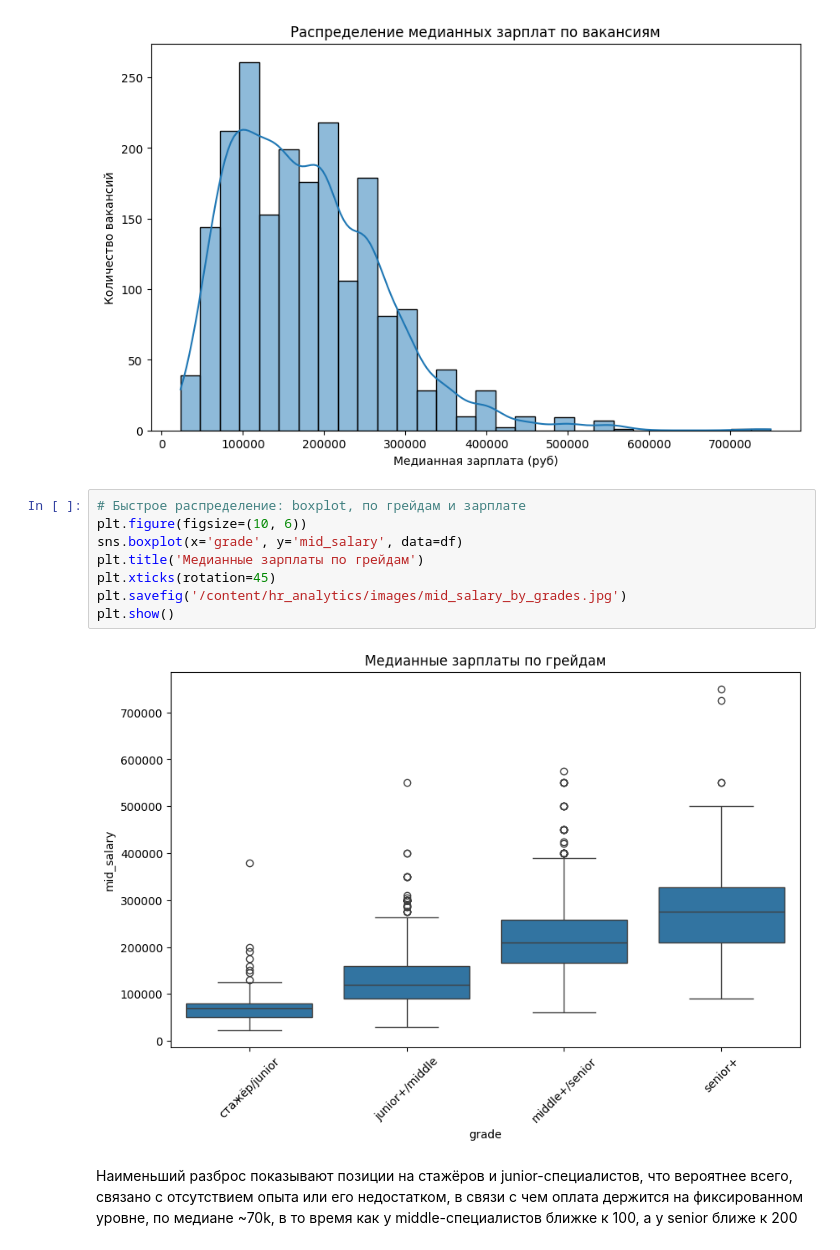
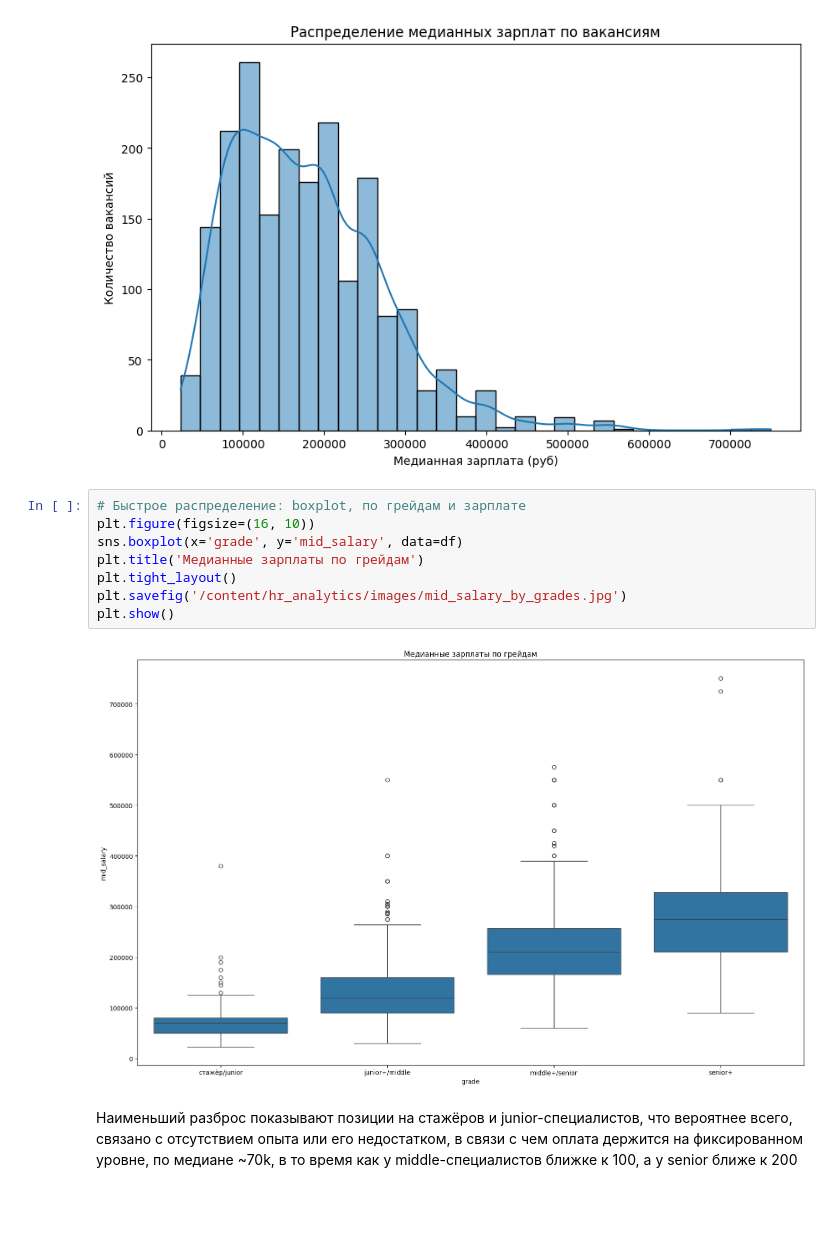
Before and after one commit to Artem1s1337/hr_analytics, a Jupyter notebook: notebooks/visualization.ipynb, the cells around one changed output. Drawn from its saved outputs; the diff is of its cells as text; blank space fills up the shorter version.

```diff
--- a/notebooks/visualization.ipynb
+++ b/notebooks/visualization.ipynb
@@ -34,14 +34,14 @@ plt.show()
 [figure]
 # %%
 # Быстрое распределение: boxplot, по грейдам и зарплате
-plt.figure(figsize=(10, 6))
+plt.figure(figsize=(16, 10))
 sns.boxplot(x='grade', y='mid_salary', data=df)
 plt.title('Медианные зарплаты по грейдам')
-plt.xticks(rotation=45)
+plt.tight_layout()
 plt.savefig('/content/hr_analytics/images/mid_salary_by_grades.jpg')
 plt.show()
 # %% [output]
-[figure, old version]
+[figure, new version]
 # %% [markdown]
 Наименьший разброс показывают позиции на стажёров и junior-специалистов, что вероятнее всего, связано с отсутствием опыта или его недостатком, в связи с чем оплата держится на фиксированном уровне, по медиане ~70k, в то время как у middle-специалистов ближке к 100, а у senior ближе к 200
 # %%
```
Also changed, not shown: parts of 11 cells of this notebook.
